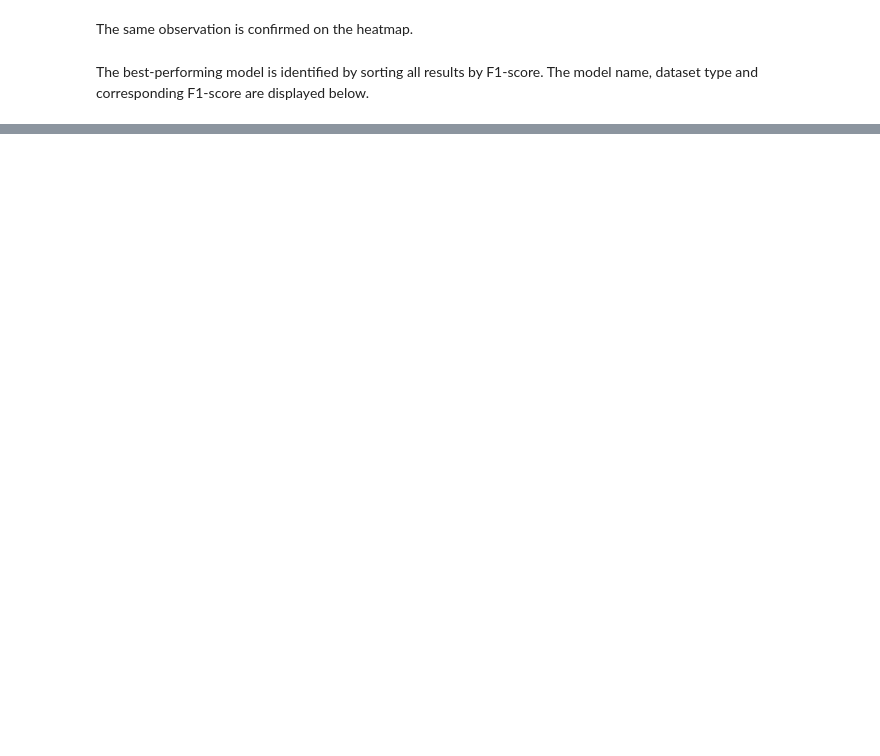
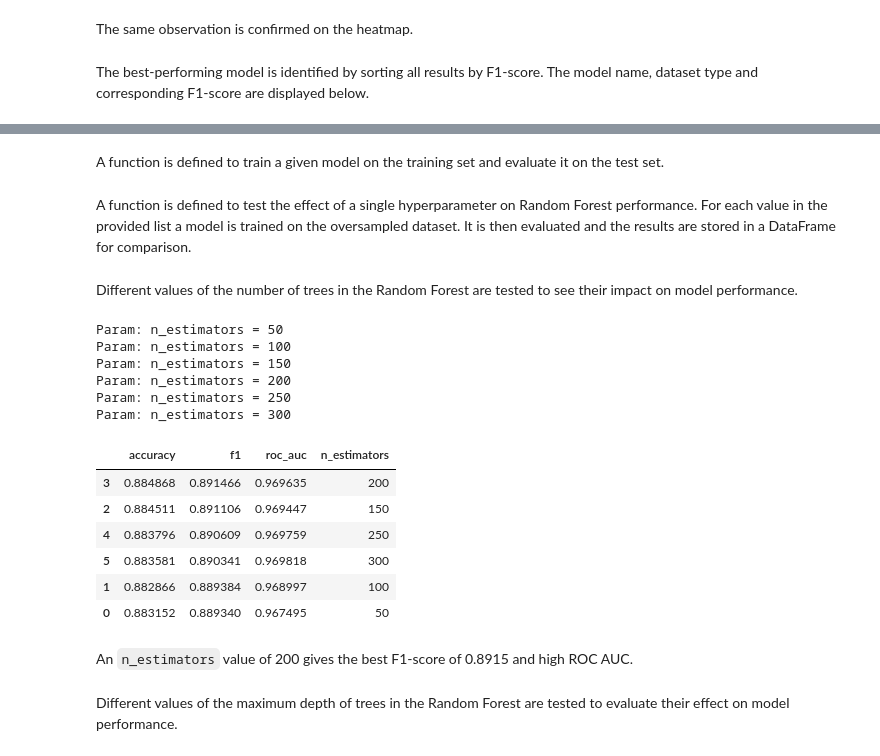
Before and after one commit to GWeronika/Smoking-detection, a Jupyter notebook: CI_ClassicalML.ipynb, the cells around one changed output, grey strips where cells are left out. Saved outputs shown, nothing was run; the diff lists cells and outputs as text; code cells hidden in the pictures; blank space fills up the shorter version.

```diff
--- a/CI_ClassicalML.ipynb
+++ b/CI_ClassicalML.ipynb
@@ -347,7 +407,0 @@ Hyperparameters will be tuned using Optuna to further improve performance.
-# %%
-import optuna
-from sklearn.model_selection import cross_val_score, StratifiedKFold
-from sklearn.ensemble import RandomForestClassifier
-from sklearn.metrics import make_scorer, f1_score
-
-X_train, X_test, y_train, y_test = get_dataset("over")
@@ -484,0 +412,2 @@ Based on the results of this notebook, the following conclusions can be drawn:
+# %% [markdown]
+A function is defined to train a given model on the training set and evaluate it on the test set.
@@ -484,0 +427,47 @@ Based on the results of this notebook, the following conclusions can be drawn:
+# %% [markdown]
+A function is defined to test the effect of a single hyperparameter on Random Forest performance. For each value in the provided list a model is trained on the oversampled dataset. It is then evaluated and the results are stored in a DataFrame for comparison.
+# %%
+def test_param(values, param_name):
+    rows = []
+    for val in values:
+        print(f"Param: {param_name} = {val}")
+        params = {param_name: val}
+        if param_name == "n_estimators":
+            model = RandomForestClassifier(
+                random_state=42,
+                **params
+            )
+        else:
+            model = RandomForestClassifier(
+                n_estimators=200,
+                random_state=42,
+                **params
+            )
+        metrics = evaluate_model(model, X_over_train, y_over_train, X_over_test, y_over_test)
+        metrics[param_name] = val
+        rows.append(metrics)
+    return pd.DataFrame(rows)
+# %% [markdown]
+Different values of the number of trees in the Random Forest are tested to see their impact on model performance.
+# %%
+n_values = [50, 100, 150, 200, 250, 300]
+result_n = test_param(n_values, "n_estimators")
+display(result_n.sort_values("f1", ascending=False))
+# %% [output]
+Param: n_estimators = 50
+Param: n_estimators = 100
+Param: n_estimators = 150
+Param: n_estimators = 200
+Param: n_estimators = 250
+Param: n_estimators = 300
+|  | accuracy | f1 | roc_auc | n_estimators |
+| 3 | 0.884868 | 0.891466 | 0.969635 | 200 |
+| 2 | 0.884511 | 0.891106 | 0.969447 | 150 |
+| 4 | 0.883796 | 0.890609 | 0.969759 | 250 |
+| 5 | 0.883581 | 0.890341 | 0.969818 | 300 |
+| 1 | 0.882866 | 0.889384 | 0.968997 | 100 |
+| 0 | 0.883152 | 0.889340 | 0.967495 | 50 |
+# %% [markdown]
+An `n_estimators` value of 200 gives the best F1-score of 0.8915 and high ROC AUC.
+# %% [markdown]
+Different values of the maximum depth of trees in the Random Forest are tested to evaluate their effect on model performance.
```
Also changed, not shown: parts of 54 cells of this notebook.
